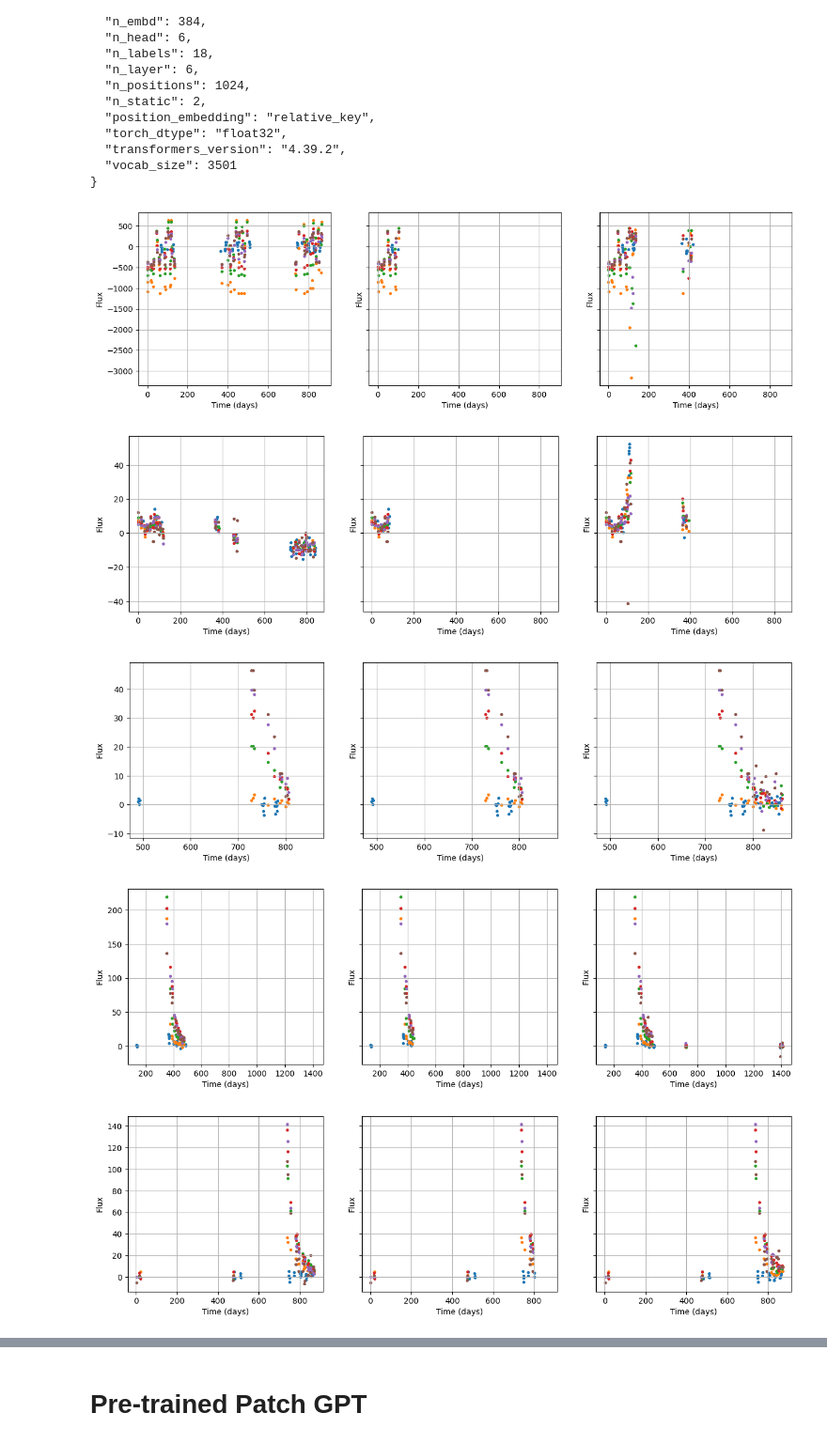
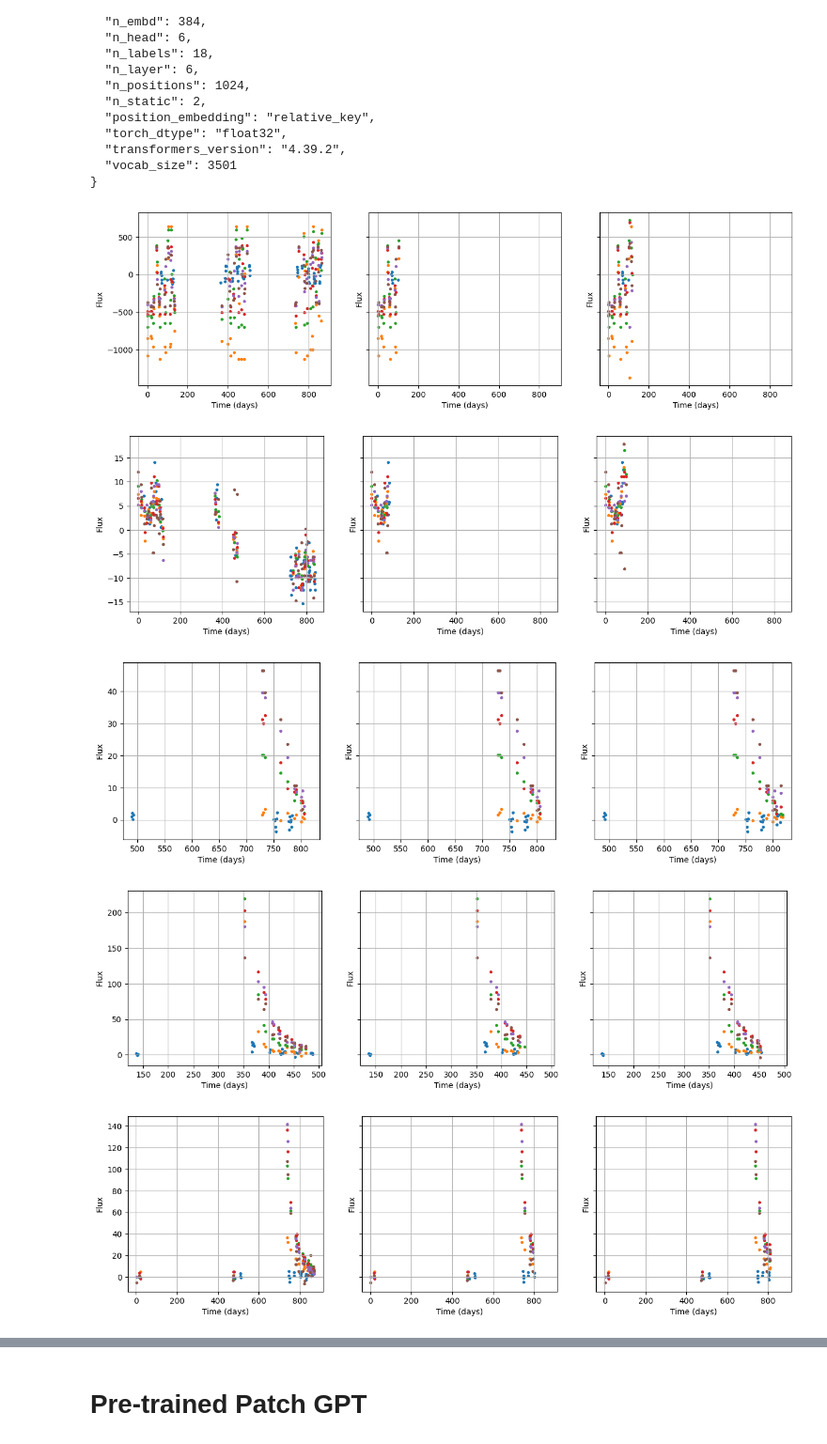
Before and after one commit to adammoss/gpt-ts, a Jupyter notebook: tokenizer.ipynb, the cells around one changed output, grey strips where cells are left out. Shown at 94% size. Drawn from its saved outputs; the diff is of its cells as text; code cells hidden in the pictures.

```diff
--- a/tokenizer.ipynb
+++ b/tokenizer.ipynb
@@ -78,12 +78,12 @@ for i, row in df_meta.head(10).iterrows():
     df_object = df.loc[(df["object_id"] == row["object_id"]), :]
     df_object.loc[:, 'mjd'] = df_object.loc[:, 'mjd'] - min(df_object['mjd'])
     tokens = tokenizer.encode(df_object)
     prime = torch.tensor([tokens[0:100]], dtype=torch.long)
-    gen = gpt.generate(prime, 100, static=static)
+    gen = gpt.generate(prime, 20, static=static)
     axes = plot_lightcurve([tokenizer.decode(tokens), tokenizer.decode(prime[0].numpy()), tokenizer.decode(gen[0].numpy())])
 # %% [output]
-[figure, old version]
+[figure, new version]
-[figure, old version]
+[figure, new version]
-[figure, old version]
+[figure, new version]
-[figure, old version]
+[figure, new version]
-[figure, old version]
+[figure, new version]
```
Also changed, not shown: parts of 8 cells of this notebook, 5 other files.
